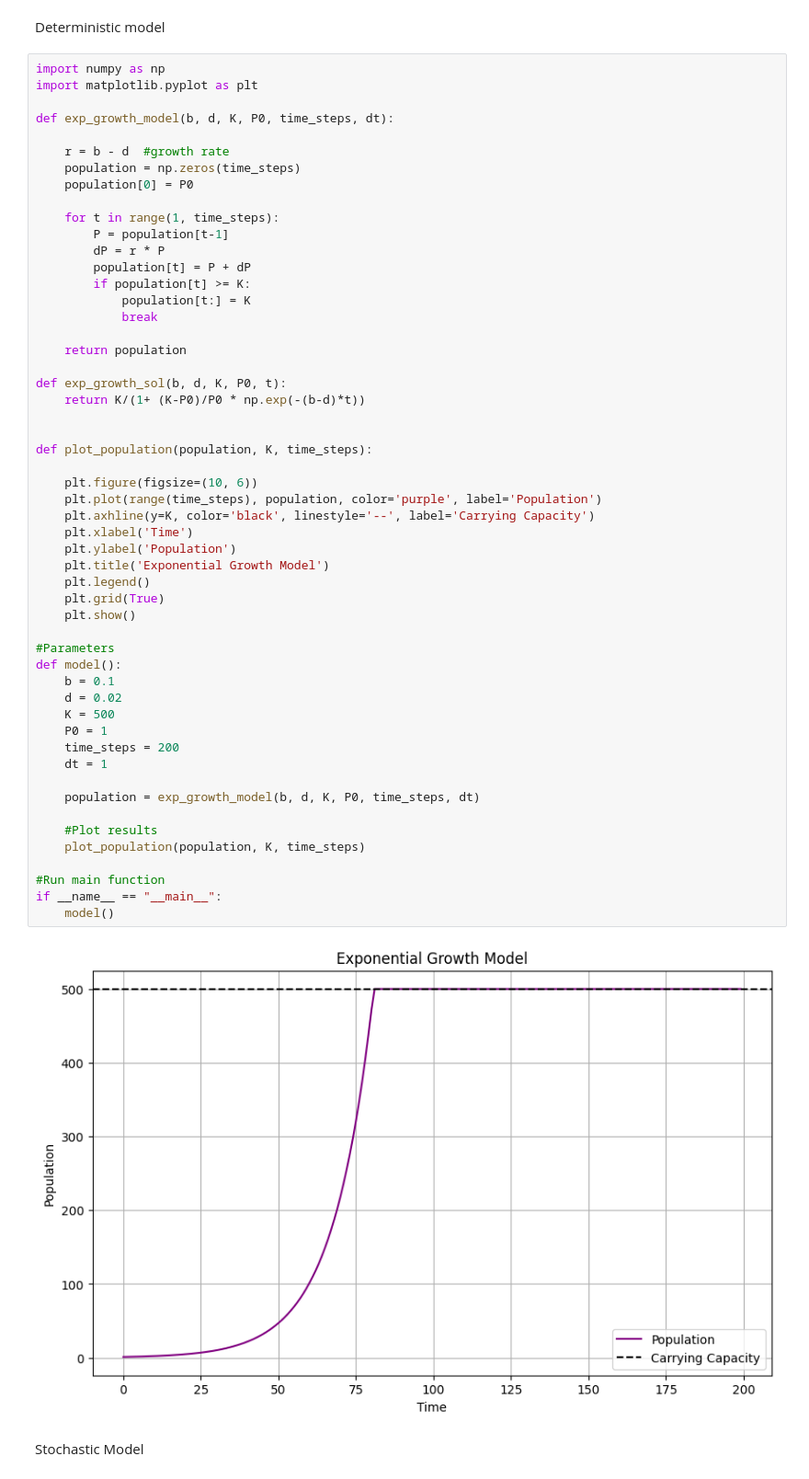
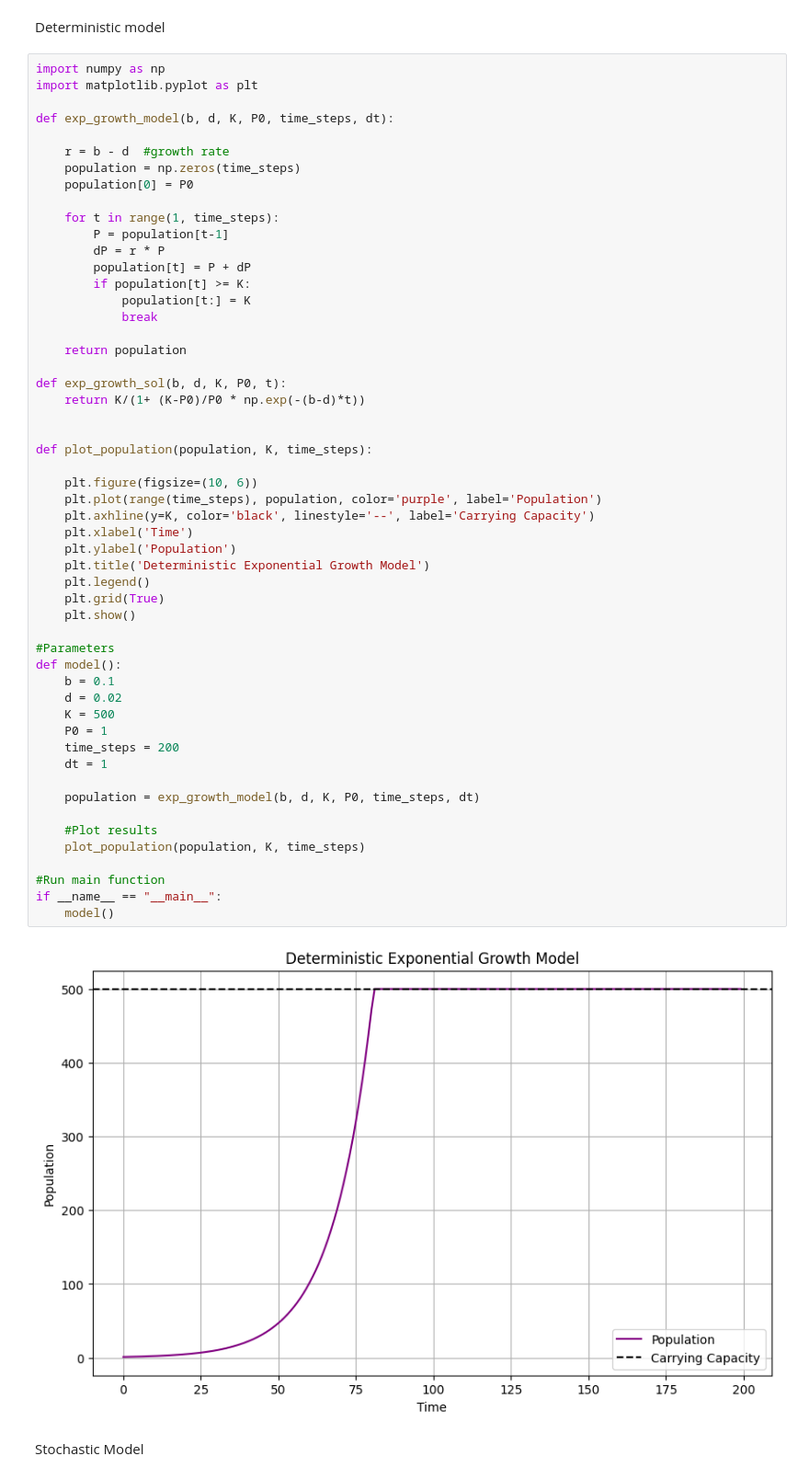
Before and after one commit to isabellac865/population_growth_models, a Jupyter notebook: 2_exponential_model.ipynb, the cells around one changed output. Shown at 92% size. Cells and saved outputs as stored; diff of their text form.

Commit message:
plot titles

```diff
--- a/2_exponential_model.ipynb
+++ b/2_exponential_model.ipynb
@@ -28,35 +28,35 @@ def exp_growth_sol(b, d, K, P0, t):
 
 def plot_population(population, K, time_steps):
 
     plt.figure(figsize=(10, 6))
     plt.plot(range(time_steps), population, color='purple', label='Population')
     plt.axhline(y=K, color='black', linestyle='--', label='Carrying Capacity')
     plt.xlabel('Time')
     plt.ylabel('Population')
-    plt.title('Exponential Growth Model')
+    plt.title('Deterministic Exponential Growth Model')
     plt.legend()
     plt.grid(True)
     plt.show()
 
 #Parameters
 def model():
     b = 0.1
     d = 0.02
     K = 500
     P0 = 1
     time_steps = 200
     dt = 1
 
     population = exp_growth_model(b, d, K, P0, time_steps, dt)
 
     #Plot results
     plot_population(population, K, time_steps)
 
 #Run main function
 if __name__ == "__main__":
     model()
 # %% [output]
-[figure, old version]
+[figure, new version]
 # %% [markdown]
 Stochastic Model
 # %%
```
